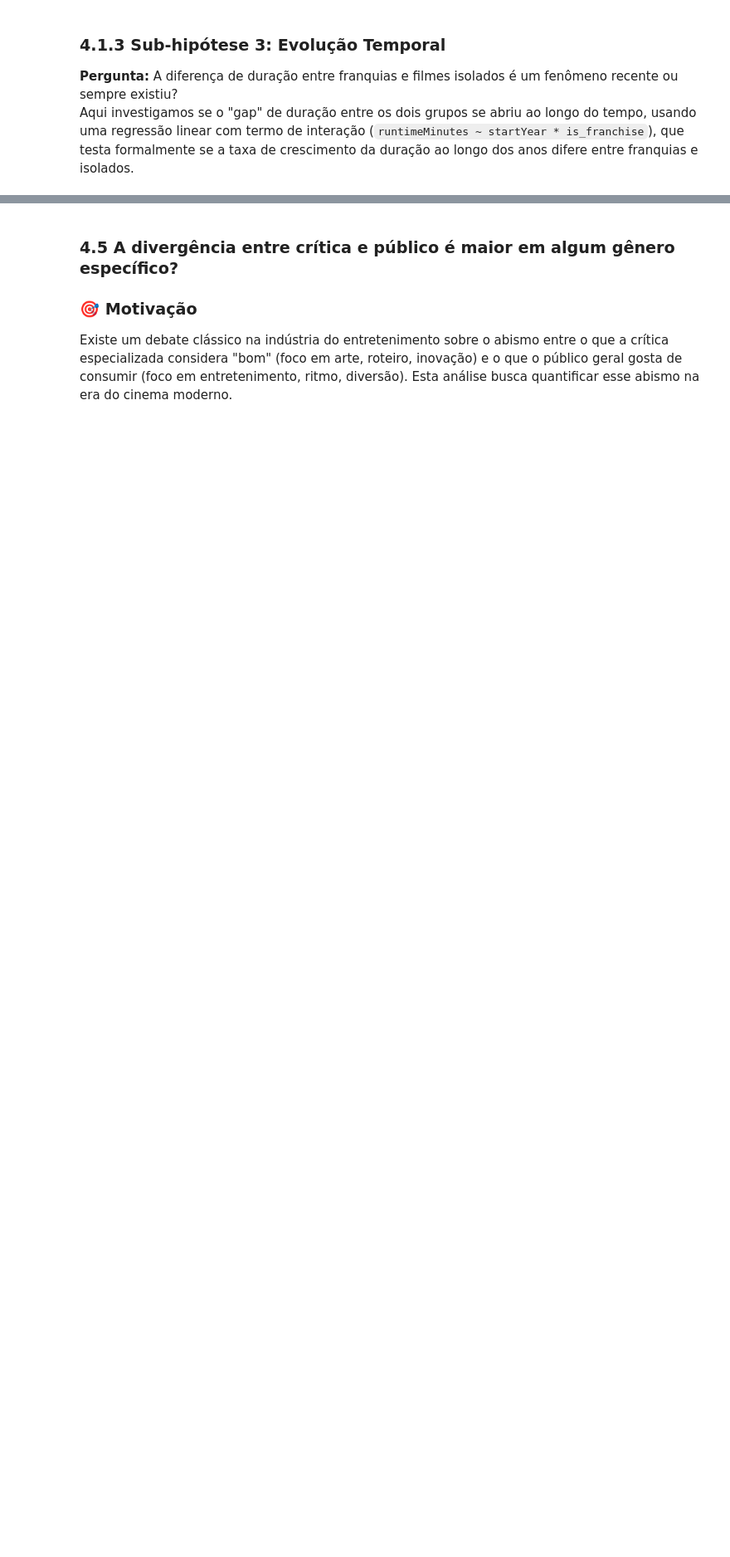
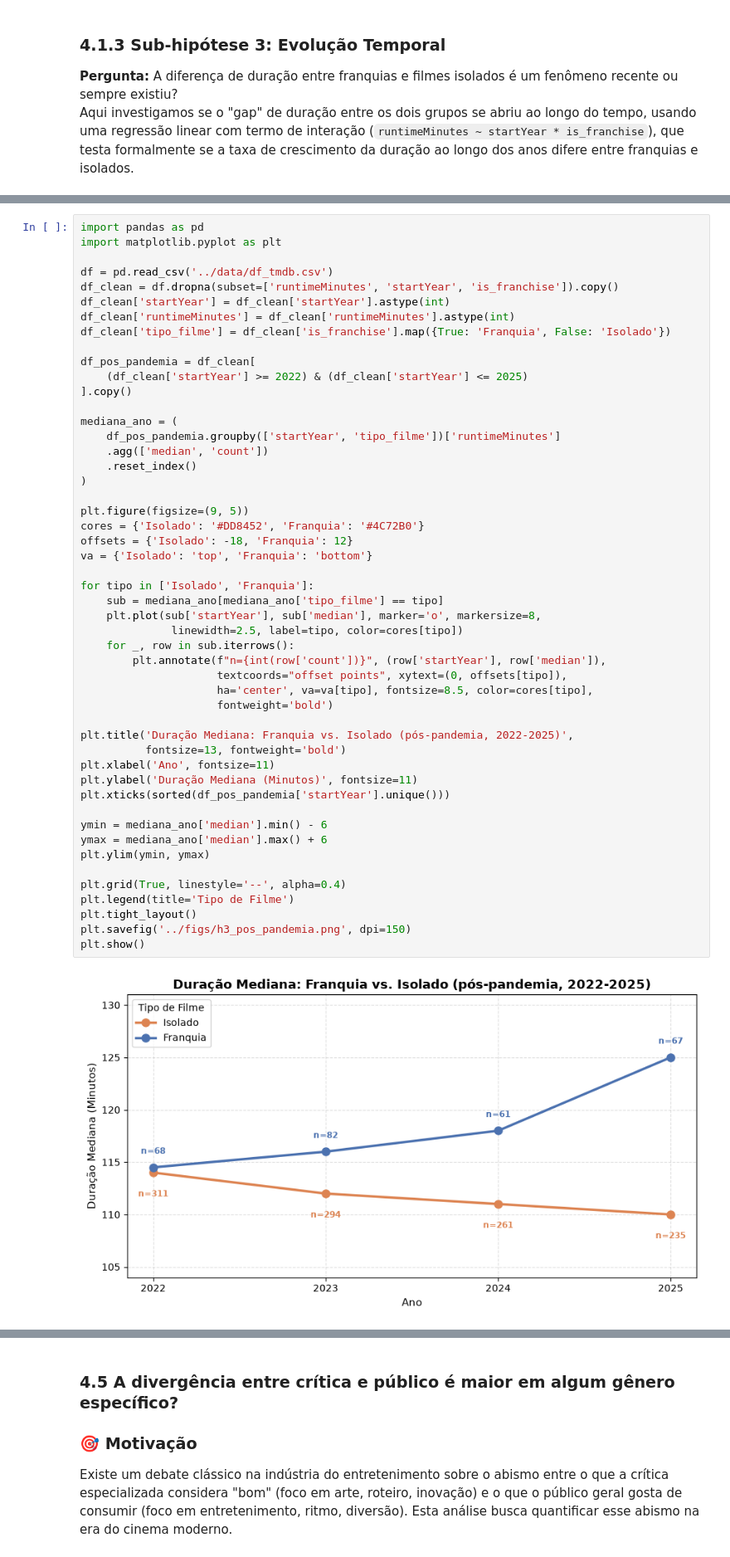
Before and after one commit to KawanePedro/icd-projeto, a Jupyter notebook: notebooks/presentation.ipynb, the cells around one changed output, grey strips where cells are left out. Shown at 83% size. Drawn from its saved outputs; the diff is of its cells as text; blank space fills up the shorter version.

```diff
--- a/notebooks/presentation.ipynb
+++ b/notebooks/presentation.ipynb
@@ -686,0 +781,52 @@ Análise:
+# %%
+import pandas as pd
+import matplotlib.pyplot as plt
+
+df = pd.read_csv('../data/df_tmdb.csv')
+df_clean = df.dropna(subset=['runtimeMinutes', 'startYear', 'is_franchise']).copy()
+df_clean['startYear'] = df_clean['startYear'].astype(int)
+df_clean['runtimeMinutes'] = df_clean['runtimeMinutes'].astype(int)
+df_clean['tipo_filme'] = df_clean['is_franchise'].map({True: 'Franquia', False: 'Isolado'})
+
+df_pos_pandemia = df_clean[
+    (df_clean['startYear'] >= 2022) & (df_clean['startYear'] <= 2025)
+].copy()
+
+mediana_ano = (
+    df_pos_pandemia.groupby(['startYear', 'tipo_filme'])['runtimeMinutes']
+    .agg(['median', 'count'])
+    .reset_index()
+)
+
+plt.figure(figsize=(9, 5))
+cores = {'Isolado': '#DD8452', 'Franquia': '#4C72B0'}
+offsets = {'Isolado': -18, 'Franquia': 12}
+va = {'Isolado': 'top', 'Franquia': 'bottom'}
+
+for tipo in ['Isolado', 'Franquia']:
+    sub = mediana_ano[mediana_ano['tipo_filme'] == tipo]
+    plt.plot(sub['startYear'], sub['median'], marker='o', markersize=8,
+              linewidth=2.5, label=tipo, color=cores[tipo])
+    for _, row in sub.iterrows():
+        plt.annotate(f"n={int(row['count'])}", (row['startYear'], row['median']),
+                     textcoords="offset points", xytext=(0, offsets[tipo]),
+                     ha='center', va=va[tipo], fontsize=8.5, color=cores[tipo],
+                     fontweight='bold')
+
+plt.title('Duração Mediana: Franquia vs. Isolado (pós-pandemia, 2022-2025)',
+          fontsize=13, fontweight='bold')
+plt.xlabel('Ano', fontsize=11)
+plt.ylabel('Duração Mediana (Minutos)', fontsize=11)
+plt.xticks(sorted(df_pos_pandemia['startYear'].unique()))
+
+ymin = mediana_ano['median'].min() - 6
+ymax = mediana_ano['median'].max() + 6
+plt.ylim(ymin, ymax)
+
+plt.grid(True, linestyle='--', alpha=0.4)
+plt.legend(title='Tipo de Filme')
+plt.tight_layout()
+plt.savefig('../figs/h3_pos_pandemia.png', dpi=150)
+plt.show()
+# %% [output]
+[figure, added]
```
Also changed, not shown: parts of 13 cells of this notebook, 1 other file.
